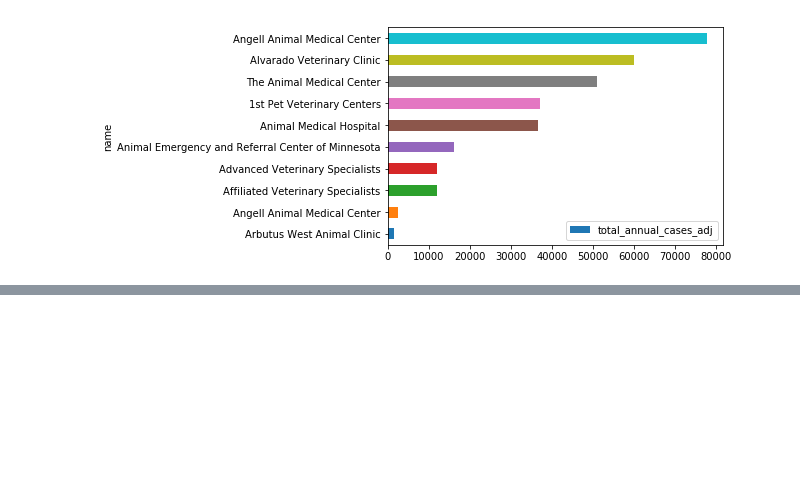
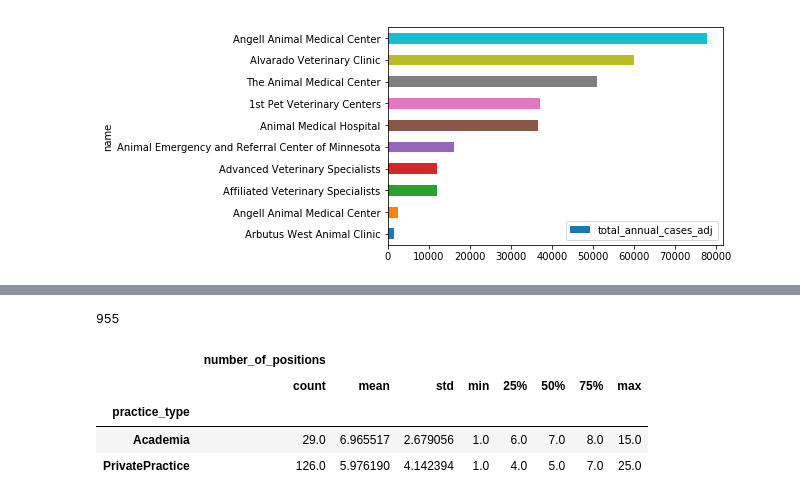
Before and after one commit to tcdvm/virmp, a Jupyter notebook: analysis/VIRMP.ipynb, the cells around one changed output, grey strips where cells are left out. Cells and saved outputs as stored; diff of their text form; code cells hidden in the pictures; blank space fills up the shorter version.

```diff
--- a/analysis/VIRMP.ipynb
+++ b/analysis/VIRMP.ipynb
@@ -238,0 +229,12 @@ df.sort_values(by='avg_daily_ER_cases_adj').plot(kind="barh", x="name", y="avg_d
+# %%
+cat_df.number_of_positions.sum()
+# %% [output]
+955
+# %%
+cat_df.groupby('practice_type').describe()
+# %% [output]
+|  | number_of_positions |  |  |  |  |  |  |  |
+|  | count | mean | std | min | 25% | 50% | 75% | max |
+| practice_type |  |  |  |  |  |  |  |  |
+| Academia | 29.0 | 6.965517 | 2.679056 | 1.0 | 6.0 | 7.0 | 8.0 | 15.0 |
+| PrivatePractice | 126.0 | 5.976190 | 4.142394 | 1.0 | 4.0 | 5.0 | 7.0 | 25.0 |
```
Also changed, not shown: parts of 20 cells of this notebook.
